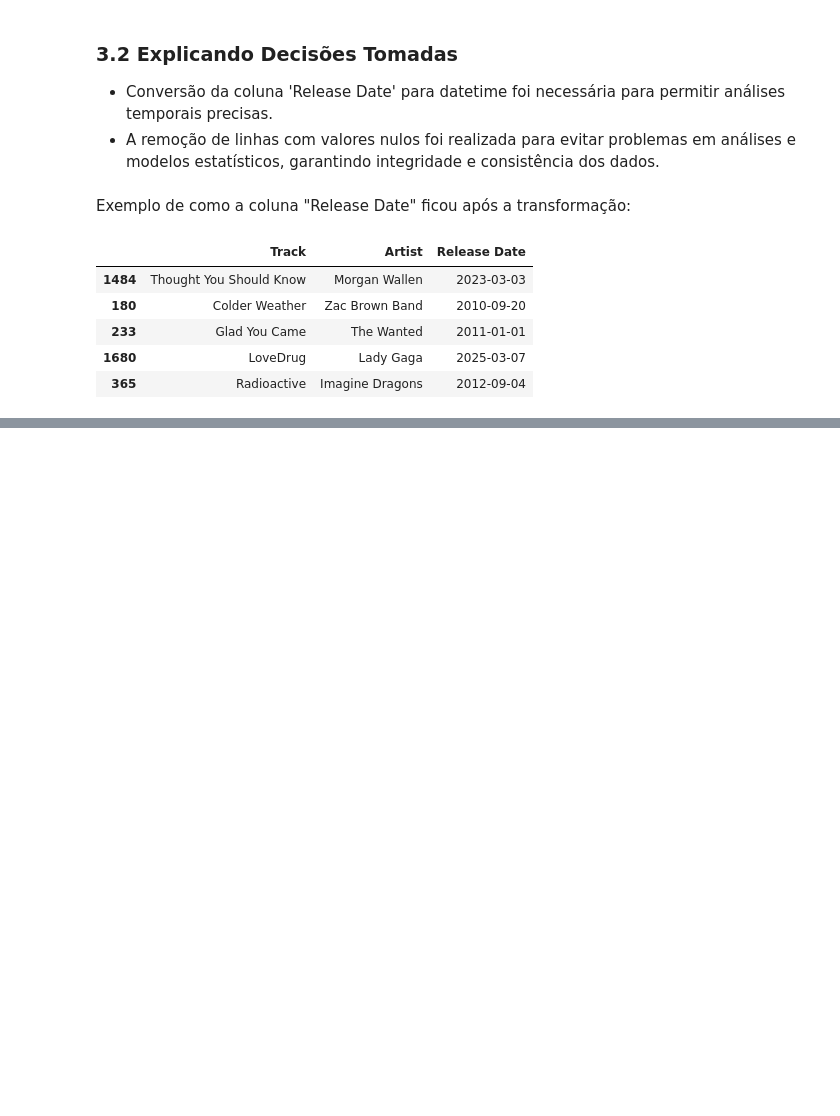
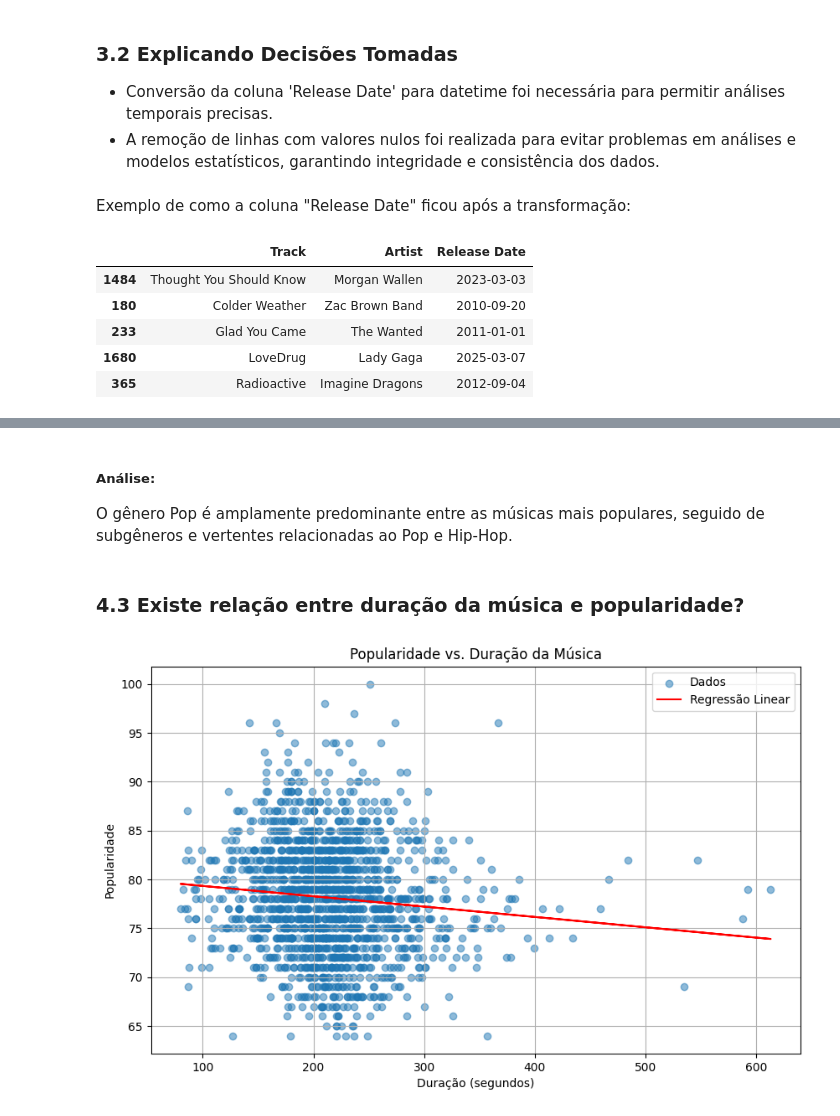
Before and after one commit to laberttt/Music-Data-Analytics, a Jupyter notebook: presentation.ipynb, the cells around one changed output, grey strips where cells are left out. Saved outputs shown, nothing was run; the diff lists cells and outputs as text; code cells hidden in the pictures; blank space fills up the shorter version.

```diff
--- a/presentation.ipynb
+++ b/presentation.ipynb
@@ -213,0 +248,26 @@ df[['Track', 'Artist', 'Release Date']].sample(5, random_state=42)
+# %% [markdown]
+<h5>Análise:</h5>
+
+O gênero Pop é amplamente predominante entre as músicas mais populares, seguido de subgêneros e vertentes relacionadas ao Pop e Hip-Hop.
+# %% [markdown]
+<h3>4.3 Existe relação entre duração da música e popularidade?</h3>
+# %%
+from sklearn.linear_model import LinearRegression
+import numpy as np
+
+X = df['Duration (s)'].values.reshape(-1,1)
+y = df['Popularity'].values.reshape(-1,1)
+model = LinearRegression().fit(X, y)
+pred = model.predict(X)
+
+plt.figure(figsize=(10,6))
+plt.scatter(df['Duration (s)'], df['Popularity'], alpha=0.5, label='Dados')
+plt.plot(df['Duration (s)'], pred, color='red', label='Regressão Linear')
+plt.title('Popularidade vs. Duração da Música')
+plt.xlabel('Duração (segundos)')
+plt.ylabel('Popularidade')
+plt.legend()
+plt.grid()
+plt.show()
+# %% [output]
+[figure, added]
```
Also changed, not shown: parts of 12 cells of this notebook.
